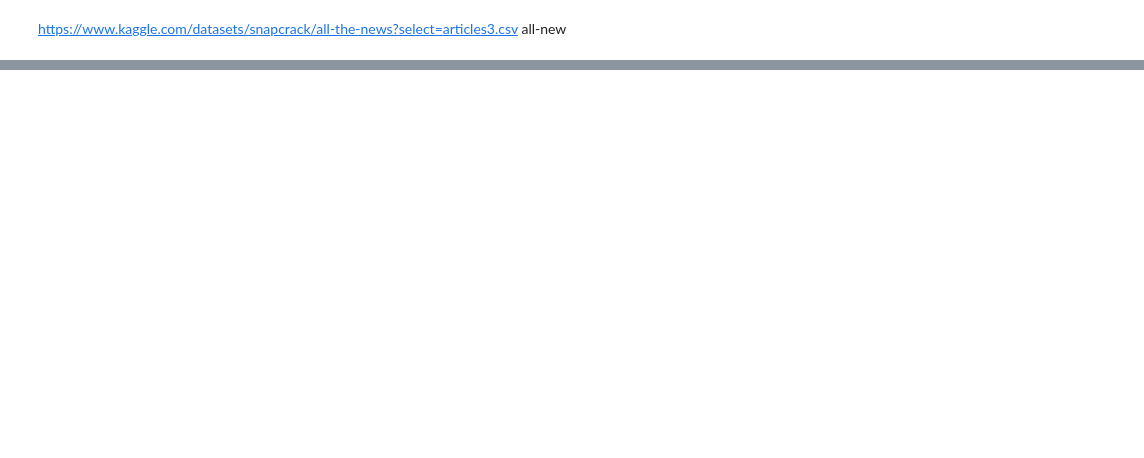
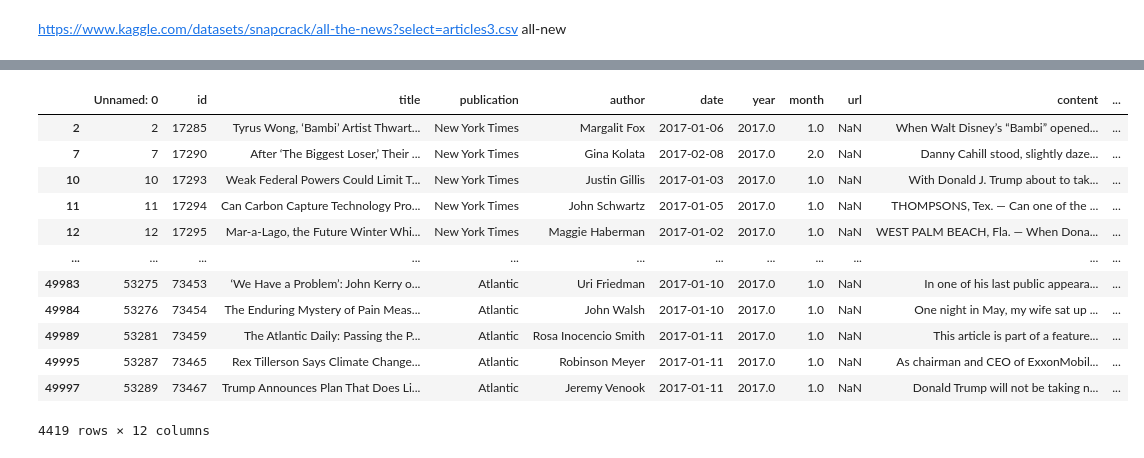
Before and after one commit to GeraldL19/Final-Year-Project-2024, a Jupyter notebook: first_test_all_news_03_10_23.ipynb, the cells around one changed output, grey strips where cells are left out. Saved outputs shown, nothing was run; the diff lists cells and outputs as text; code cells hidden in the pictures; blank space fills up the shorter version.

```diff
--- a/first_test_all_news_03_10_23.ipynb
+++ b/first_test_all_news_03_10_23.ipynb
@@ -57,0 +41,3 @@ df
+# %%
+df1 = pd.read_csv('articles1.csv')
+df1
@@ -62,7 +97,23 @@ import re
 # %%
-df_1 = df
+df_1 = df1
 # %%
 df_1['c'] = df_1.content.str.findall('({0})'.format('|'.join(words)), flags=re.IGNORECASE)
 df_1['d'] = df_1['c'].str.len()
 # %%
-df_2 = df_1[df_1.d != 0]
+df_1 = df_1[df_1.d != 0]
+# %%
+df_1
+# %% [output]
+|  | Unnamed: 0 | id | title | publication | author | date | year | month | url | content | ... |
+| 2 | 2 | 17285 | Tyrus Wong, ‘Bambi’ Artist Thwart... | New York Times | Margalit Fox | 2017-01-06 | 2017.0 | 1.0 | NaN | When Walt Disney’s “Bambi” opened... | ... |
+| 7 | 7 | 17290 | After ‘The Biggest Loser,’ Their ... | New York Times | Gina Kolata | 2017-02-08 | 2017.0 | 2.0 | NaN | Danny Cahill stood, slightly daze... | ... |
+| 10 | 10 | 17293 | Weak Federal Powers Could Limit T... | New York Times | Justin Gillis | 2017-01-03 | 2017.0 | 1.0 | NaN | With Donald J. Trump about to tak... | ... |
+| 11 | 11 | 17294 | Can Carbon Capture Technology Pro... | New York Times | John Schwartz | 2017-01-05 | 2017.0 | 1.0 | NaN | THOMPSONS, Tex. — Can one of the ... | ... |
+| 12 | 12 | 17295 | Mar-a-Lago, the Future Winter Whi... | New York Times | Maggie Haberman | 2017-01-02 | 2017.0 | 1.0 | NaN | WEST PALM BEACH, Fla. — When Dona... | ... |
+| ... | ... | ... | ... | ... | ... | ... | ... | ... | ... | ... | ... |
+| 49983 | 53275 | 73453 | ‘We Have a Problem’: John Kerry o... | Atlantic | Uri Friedman | 2017-01-10 | 2017.0 | 1.0 | NaN | In one of his last public appeara... | ... |
+| 49984 | 53276 | 73454 | The Enduring Mystery of Pain Meas... | Atlantic | John Walsh | 2017-01-10 | 2017.0 | 1.0 | NaN | One night in May, my wife sat up ... | ... |
+| 49989 | 53281 | 73459 | The Atlantic Daily: Passing the P... | Atlantic | Rosa Inocencio Smith | 2017-01-11 | 2017.0 | 1.0 | NaN | This article is part of a feature... | ... |
+| 49995 | 53287 | 73465 | Rex Tillerson Says Climate Change... | Atlantic | Robinson Meyer | 2017-01-11 | 2017.0 | 1.0 | NaN | As chairman and CEO of ExxonMobil... | ... |
+| 49997 | 53289 | 73467 | Trump Announces Plan That Does Li... | Atlantic | Jeremy Venook | 2017-01-11 | 2017.0 | 1.0 | NaN | Donald Trump will not be taking n... | ... |
+4419 rows × 12 columns
```
Also changed, not shown: parts of 30 cells of this notebook.
